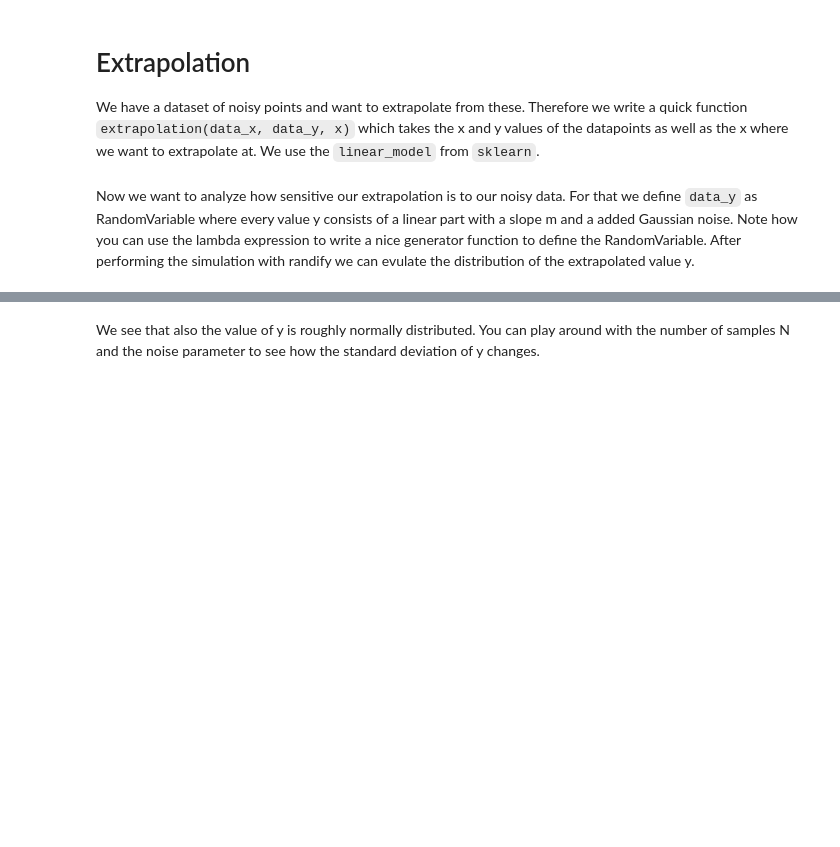
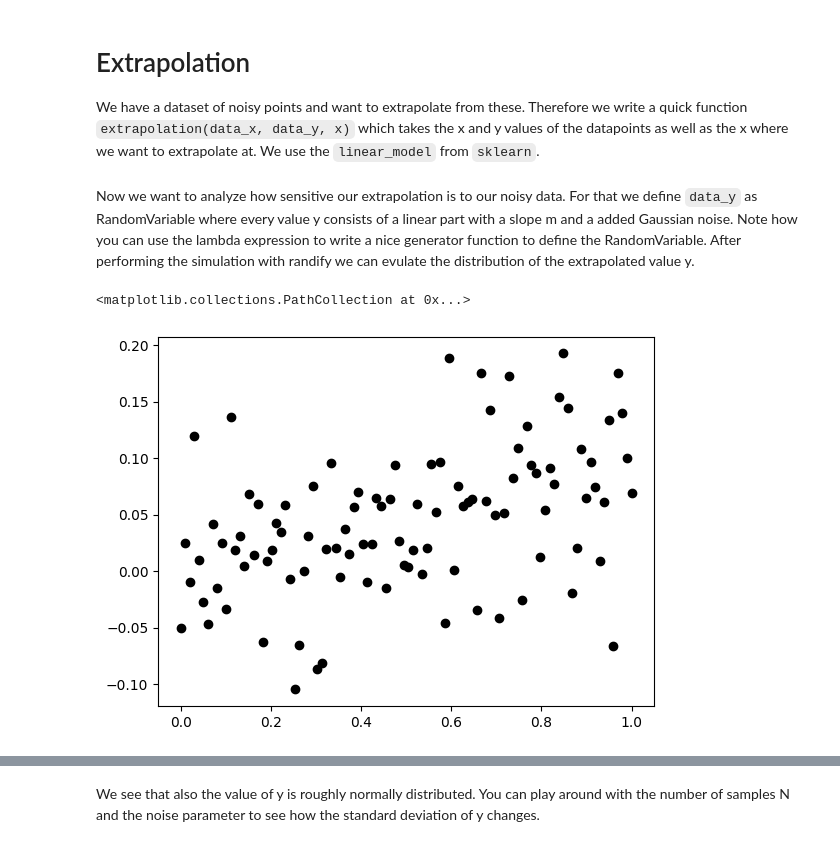
Before and after one commit to jonasnebl/randify, a Jupyter notebook: examples/extrapolation.ipynb, the cells around one changed output, grey strips where cells are left out. Drawn from its saved outputs; the diff is of its cells as text; code cells hidden in the pictures; blank space fills up the shorter version.

```diff
--- a/examples/extrapolation.ipynb
+++ b/examples/extrapolation.ipynb
@@ -16,4 +17,21 @@ def extrapolation(data_x, data_y, x):
     return reg.predict(x)[0]
 # %% [markdown]
 Now we want to analyze how sensitive our extrapolation is to our noisy data. For that we define `data_y` as RandomVariable where every value y consists of a linear part with a slope m and a added Gaussian noise. Note how you can use the lambda expression to write a nice generator function to define the RandomVariable. After performing the simulation with randify we can evulate the distribution of the extrapolated value y.
+# %%
+N = 100
+m = 0.1 # true slope of the linear model
+data_x = np.linspace(0, 1, N)
+noise = 0.01
+
+x_eval = 2
+
+data_y = RandomVariable(lambda: data_x * m + np.random.normal(loc=0, scale=noise, size=(N,)))
+
+data_y_one_realization = data_y.sample()
+
+# plot example data points
+plt.scatter(data_x, data_y_one_realization, color='black', label='data points')
+# %% [output]
+<matplotlib.collections.PathCollection at 0x...>
+[figure, added]
 # %%
```
Also changed, not shown: parts of 2 cells of this notebook, 4 other files.
